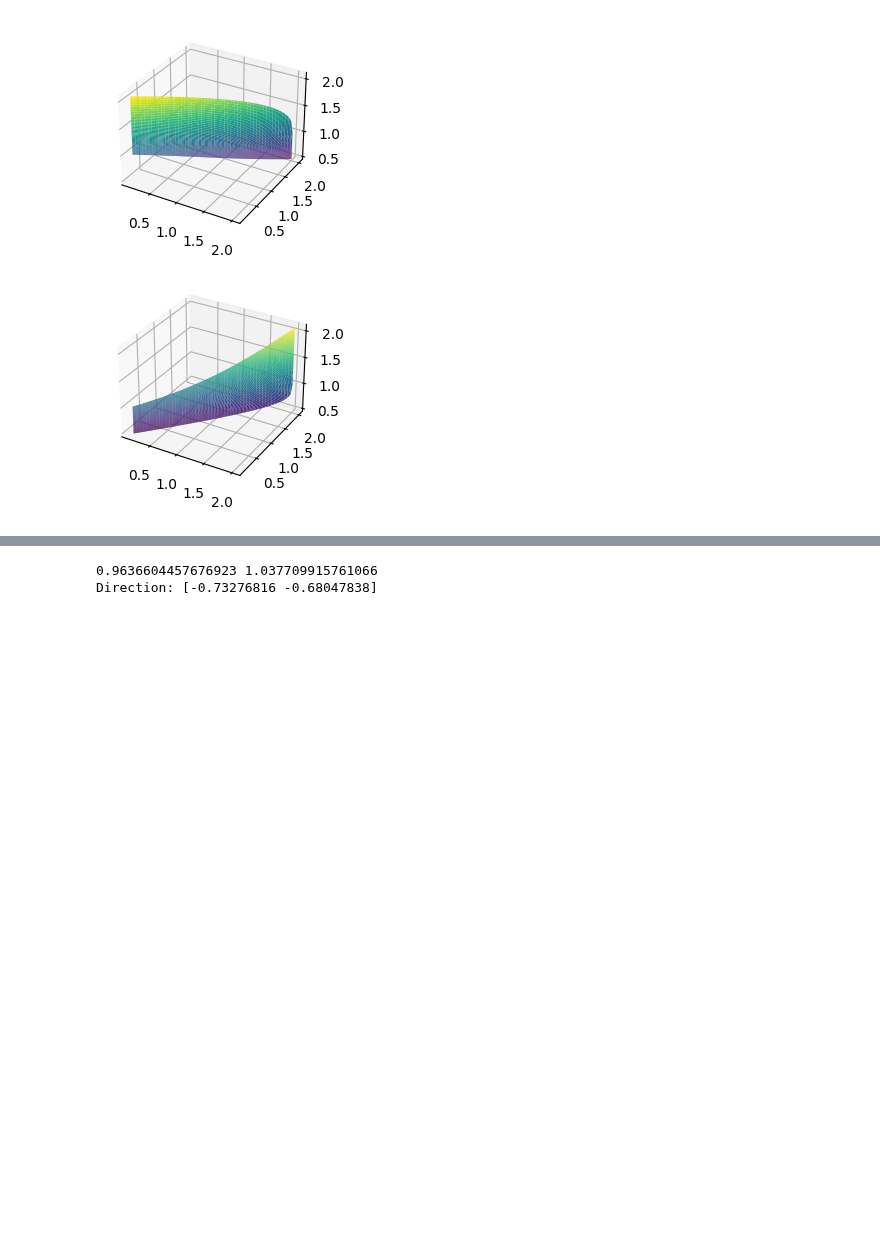
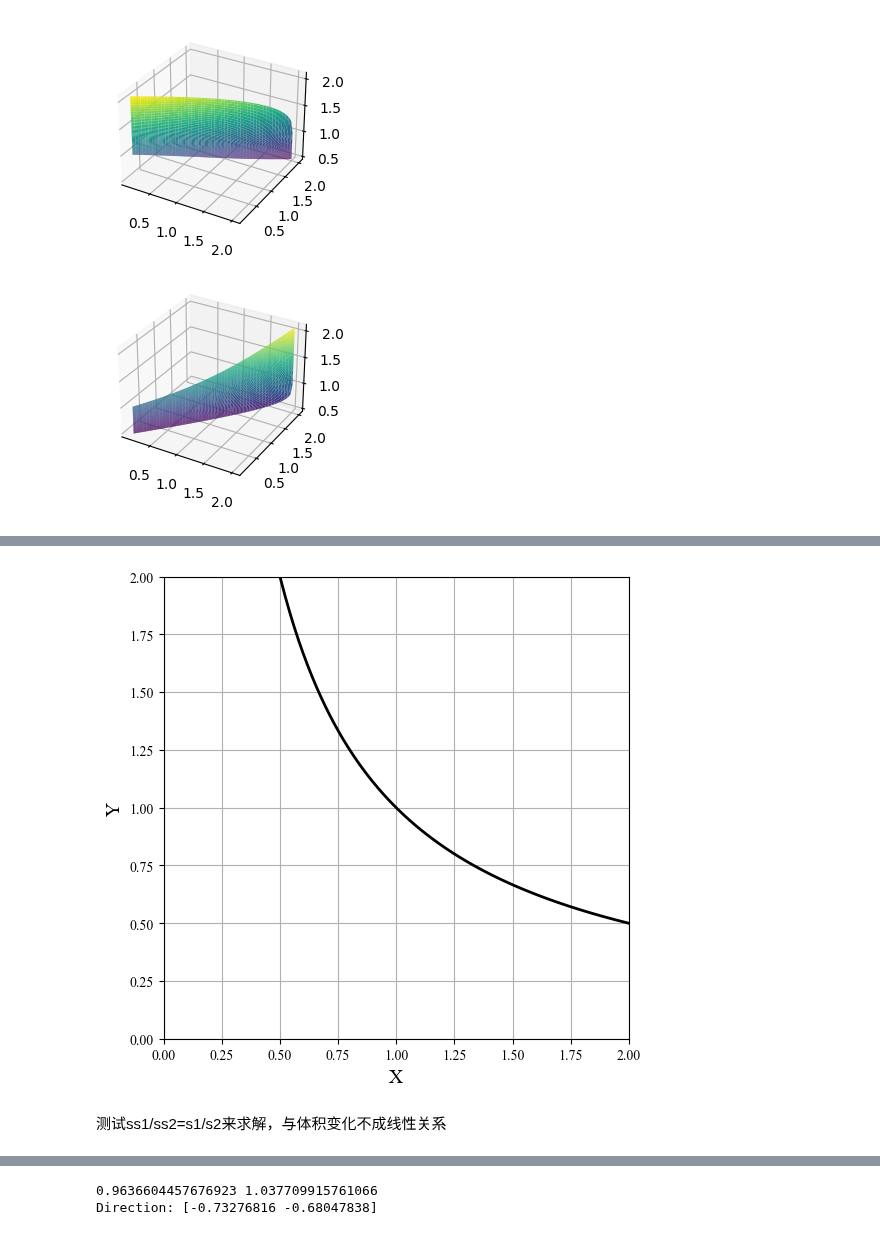
Before and after one commit to yang-si-hang/paper-2023, a Jupyter notebook: Test branch/PD/TestGradientVolume.ipynb, the cells around one changed output, grey strips where cells are left out. Saved outputs shown, nothing was run; the diff lists cells and outputs as text; code cells hidden in the pictures; blank space fills up the shorter version.

```diff
--- a/Test branch/PD/TestGradientVolume.ipynb
+++ b/Test branch/PD/TestGradientVolume.ipynb
@@ -58,0 +143,20 @@ for i in range(N):
+# %%
+# plot f(x, y) = xy - 1 = 0的图像,用以文章中说明
+x = np.linspace(0.1, 2, 100)
+y = 1/x
+
+fig = plt.figure(figsize=(6, 6), dpi=100)
+gs = GridSpec(1, 1, figure=fig)
+
+ax_fxy = fig.add_subplot(gs[0])
+ax_fxy.plot(x, y, color='black', linewidth=2)
+ax_fxy.set_xlim(0, 2)
+ax_fxy.set_ylim(0, 2)
+ax_fxy.set_xlabel('X', fontsize=14)
+ax_fxy.set_ylabel('Y', fontsize=14)
+ax_fit.tick_params(axis='both', which='major', labelsize=12)
+ax_fxy.grid(True)
+# %% [output]
+[figure, added]
+# %% [markdown]
+测试ss1/ss2=s1/s2来求解，与体积变化不成线性关系
```
Also changed, not shown: parts of 8 cells of this notebook, 2 other files.
